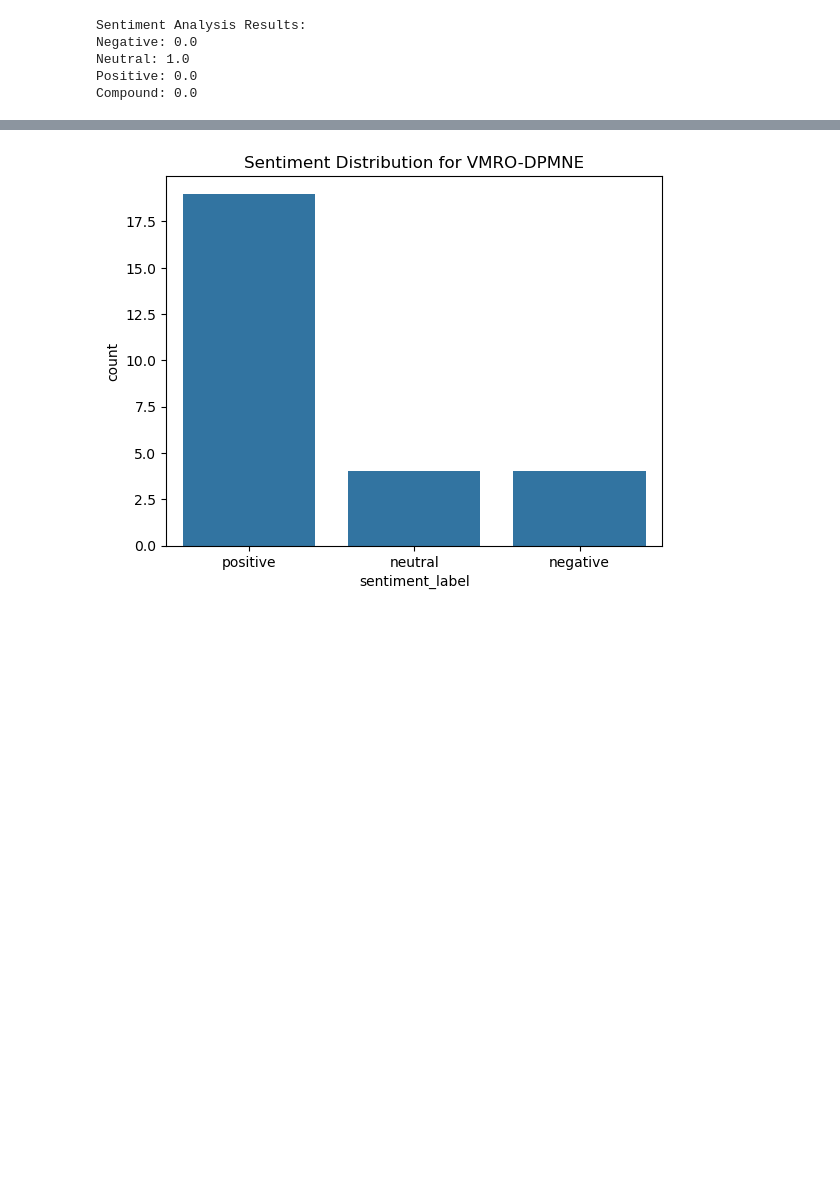
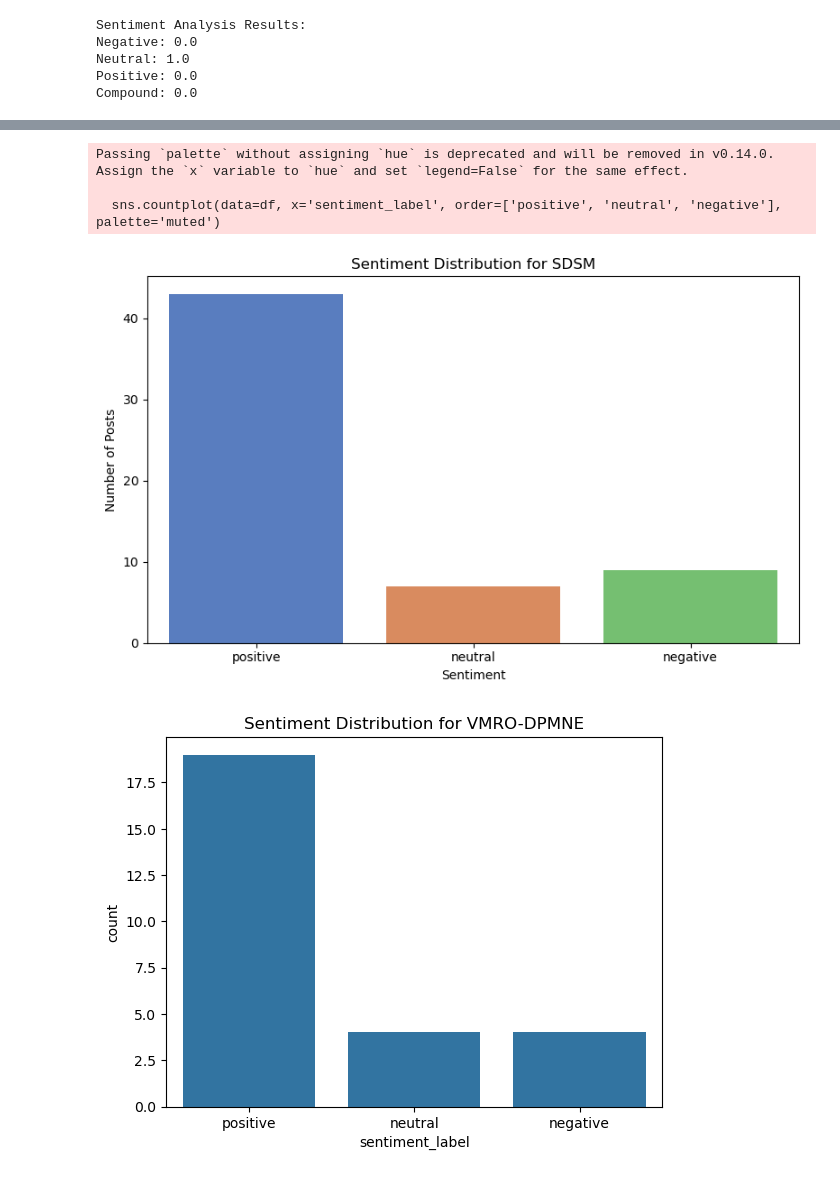
Before and after one commit to Harkeerat2002/north-macedonia-election-fact-checking, a Jupyter notebook: sentiment-analysis-pipeline.ipynb, the cells around one changed output, grey strips where cells are left out. Drawn from its saved outputs; the diff is of its cells as text; code cells hidden in the pictures; blank space fills up the shorter version.

```diff
--- a/sentiment-analysis-pipeline.ipynb
+++ b/sentiment-analysis-pipeline.ipynb
@@ -56,0 +119,65 @@ Compound: 0.0
+# %%
+import pandas as pd
+from vaderSentiment.vaderSentiment import SentimentIntensityAnalyzer
+from googletrans import Translator
+import nest_asyncio
+import matplotlib.pyplot as plt
+import seaborn as sns
+
+# Allow nested event loops in Jupyter
+nest_asyncio.apply()
+
+# Load SDSM dataset
+df = pd.read_csv("Dataset/SDSM_ad_creative_bodies.csv")
+df = df.dropna(subset=["ad_creative_bodies"])
+
+# Initialize translator and sentiment analyzer
+translator = Translator()
+analyzer = SentimentIntensityAnalyzer()
+
+# Translate and analyze
+translated_texts = []
+compound_scores = []
+labels = []
+
+for text in df["ad_creative_bodies"]:
+    try:
+        translated = translator.translate(text, src='auto', dest='en').text
+    except:
+        translated = text  # Fallback to original
+
+    sentiment = analyzer.polarity_scores(translated)
+    compound = sentiment["compound"]
+
+    if compound >= 0.05:
+        label = "positive"
+    elif compound <= -0.05:
+        label = "negative"
+    else:
+        label = "neutral"
+
+    translated_texts.append(translated)
+    compound_scores.append(compound)
+    labels.append(label)
+
+# Add results to DataFrame
+df["translated_text"] = translated_texts
+df["compound"] = compound_scores
+df["sentiment_label"] = labels
+
+# Save results (optional)
+df.to_csv("Dataset/SDSM_sentiment.csv", index=False)
+
+# Plot
+plt.figure(figsize=(8, 5))
+sns.countplot(data=df, x='sentiment_label', order=['positive', 'neutral', 'negative'], palette='muted')
+plt.title("Sentiment Distribution for SDSM")
+plt.xlabel("Sentiment")
+plt.ylabel("Number of Posts")
+plt.tight_layout()
+plt.show()
+# %% [output]
+Passing `palette` without assigning `hue` is deprecated and will be removed in v0.14.0. Assign the `x` variable to `hue` and set `legend=False` for the same effect.
+
+  sns.countplot(data=df, x='sentiment_label', order=['positive', 'neutral', 'negative'], palette='muted')
+[figure, added]
```
Also changed, not shown: parts of 3 cells of this notebook, 6 other files.
